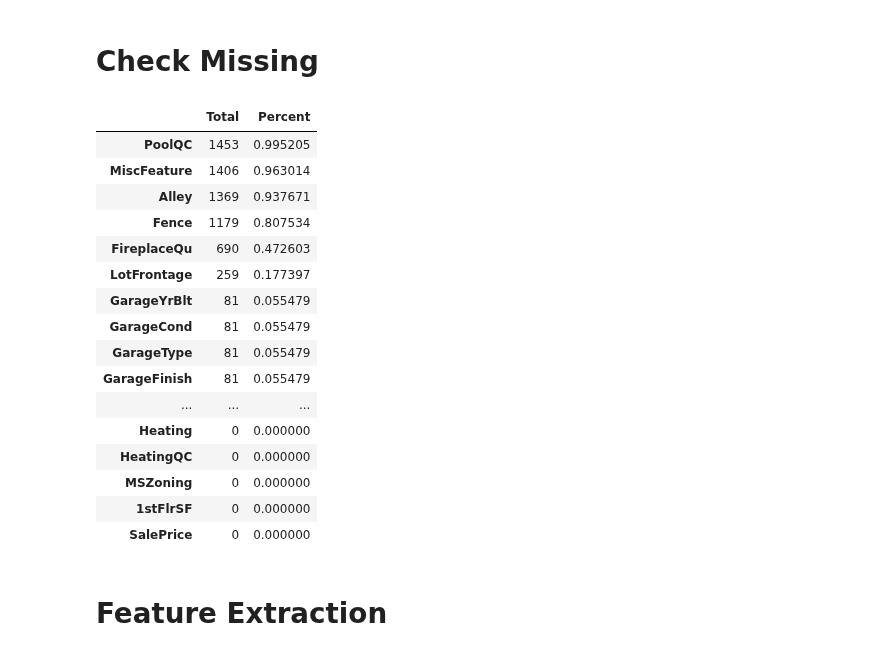
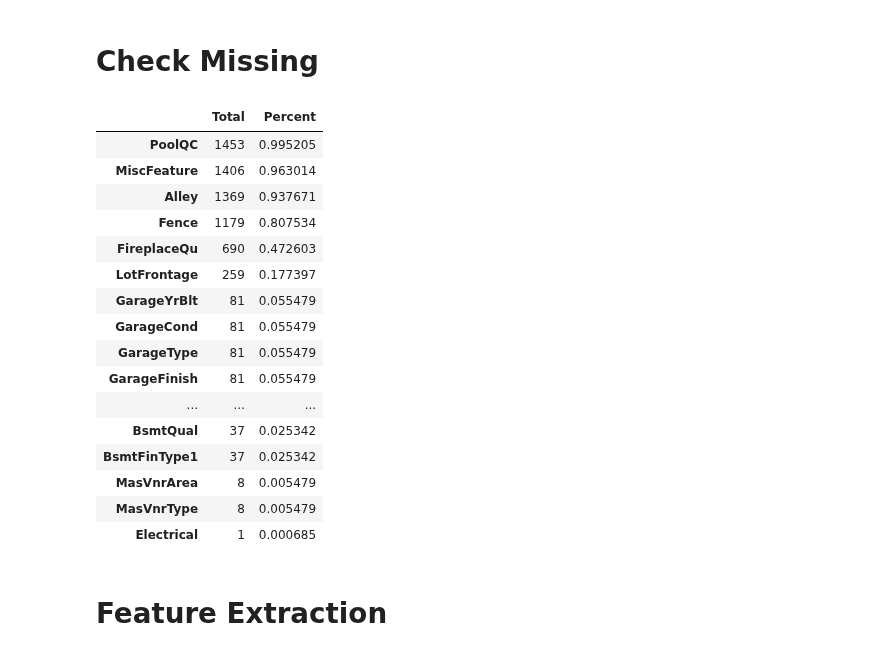
Before and after one commit to Josh-Batt/strive_coursework, a Jupyter notebook: Data_science_practice/house-prices-advanced-regression-techniques/Josh_house_prices_model_v2.ipynb, the cells around one changed output. Cells and saved outputs as stored; diff of their text form; code cells hidden in the pictures.

```diff
--- a/Data_science_practice/house-prices-advanced-regression-techniques/Josh_house_prices_model_v2.ipynb
+++ b/Data_science_practice/house-prices-advanced-regression-techniques/Josh_house_prices_model_v2.ipynb
@@ -71,30 +71,41 @@ df_test
 # Check Missing
 # %%
 total = df.isnull().sum().sort_values(ascending = False)
+total = total[total !=0].dropna()
+
 percent = (df.isnull().sum()/df.isnull().count()).sort_values(ascending = False)
+percent = percent[percent !=0].dropna()
+
 merge = pd.concat([total, percent], axis = 1, keys=['Total', 'Percent'])
+
+
+# for i in merge.iterrows():
+#     if i == 0:
+#         df.drop(i)
+
+#del_zero_rows(merge['Total'])
 
 pd.set_option('display.max_rows', None)
 
 merge
 # %% [output]
 |  | Total | Percent |
 | PoolQC | 1453 | 0.995205 |
 | MiscFeature | 1406 | 0.963014 |
 | Alley | 1369 | 0.937671 |
 | Fence | 1179 | 0.807534 |
 | FireplaceQu | 690 | 0.472603 |
 | LotFrontage | 259 | 0.177397 |
 | GarageYrBlt | 81 | 0.055479 |
 | GarageCond | 81 | 0.055479 |
 | GarageType | 81 | 0.055479 |
 | GarageFinish | 81 | 0.055479 |
 | ... | ... | ... |
-| Heating | 0 | 0.000000 |
-| HeatingQC | 0 | 0.000000 |
-| MSZoning | 0 | 0.000000 |
-| 1stFlrSF | 0 | 0.000000 |
-| SalePrice | 0 | 0.000000 |
+| BsmtQual | 37 | 0.025342 |
+| BsmtFinType1 | 37 | 0.025342 |
+| MasVnrArea | 8 | 0.005479 |
+| MasVnrType | 8 | 0.005479 |
+| Electrical | 1 | 0.000685 |
 # %%
 pd.reset_option('^display.', silent=True)
 # %% [markdown]
```
Also changed, not shown: 5 other files.
